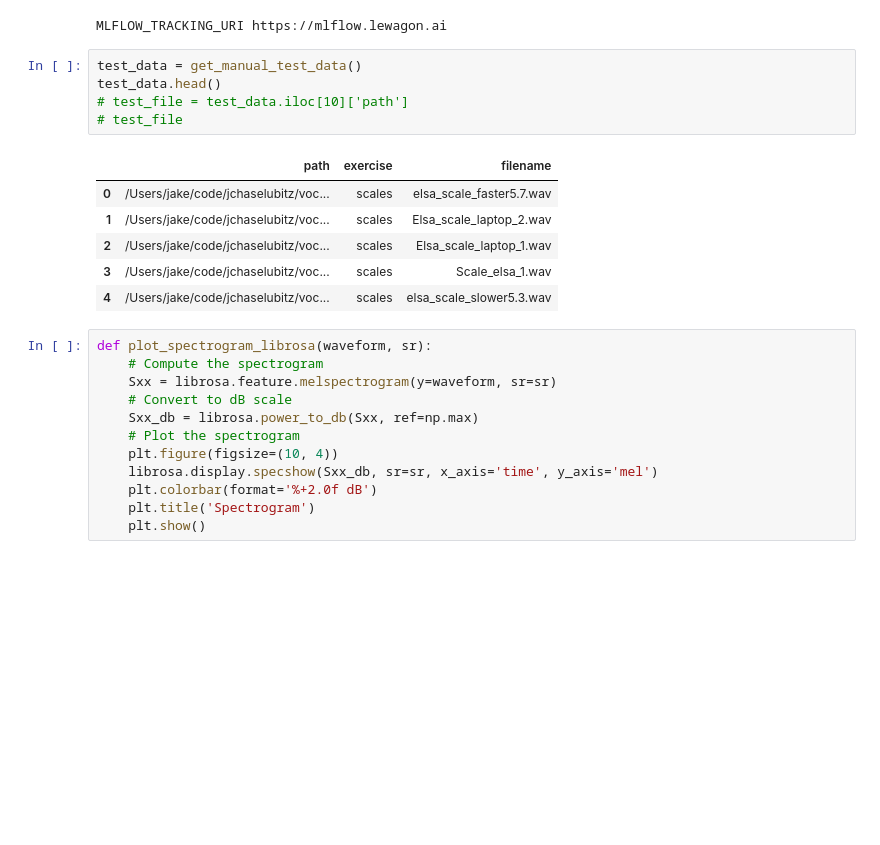
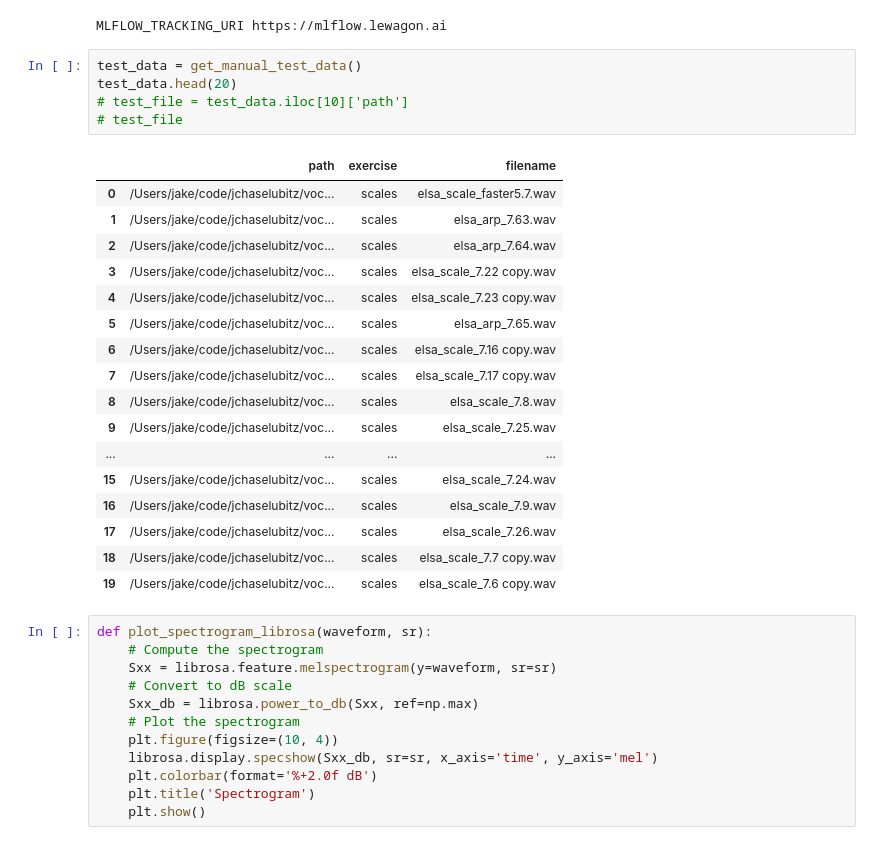
Before and after one commit to ElsaGregoire/vocal_patterns, a Jupyter notebook: notebooks/jake.ipynb, the cells around one changed output. Saved outputs shown, nothing was run; the diff lists cells and outputs as text; blank space fills up the shorter version.

```diff
--- a/notebooks/jake.ipynb
+++ b/notebooks/jake.ipynb
@@ -17,16 +17,27 @@ from vocal_patterns.ml_logic.registry import load_model
 MLFLOW_TRACKING_URI https://mlflow.lewagon.ai
 # %%
 test_data = get_manual_test_data()
-test_data.head()
+test_data.head(20)
 # test_file = test_data.iloc[10]['path']
 # test_file
 # %% [output]
 |  | path | exercise | filename |
 | 0 | /Users/jake/code/jchaselubitz/voc... | scales | elsa_scale_faster5.7.wav |
-| 1 | /Users/jake/code/jchaselubitz/voc... | scales | Elsa_scale_laptop_2.wav |
-| 2 | /Users/jake/code/jchaselubitz/voc... | scales | Elsa_scale_laptop_1.wav |
-| 3 | /Users/jake/code/jchaselubitz/voc... | scales | Scale_elsa_1.wav |
-| 4 | /Users/jake/code/jchaselubitz/voc... | scales | elsa_scale_slower5.3.wav |
+| 1 | /Users/jake/code/jchaselubitz/voc... | scales | elsa_arp_7.63.wav |
+| 2 | /Users/jake/code/jchaselubitz/voc... | scales | elsa_arp_7.64.wav |
+| 3 | /Users/jake/code/jchaselubitz/voc... | scales | elsa_scale_7.22 copy.wav |
+| 4 | /Users/jake/code/jchaselubitz/voc... | scales | elsa_scale_7.23 copy.wav |
+| 5 | /Users/jake/code/jchaselubitz/voc... | scales | elsa_arp_7.65.wav |
+| 6 | /Users/jake/code/jchaselubitz/voc... | scales | elsa_scale_7.16 copy.wav |
+| 7 | /Users/jake/code/jchaselubitz/voc... | scales | elsa_scale_7.17 copy.wav |
+| 8 | /Users/jake/code/jchaselubitz/voc... | scales | elsa_scale_7.8.wav |
+| 9 | /Users/jake/code/jchaselubitz/voc... | scales | elsa_scale_7.25.wav |
+| ... | ... | ... | ... |
+| 15 | /Users/jake/code/jchaselubitz/voc... | scales | elsa_scale_7.24.wav |
+| 16 | /Users/jake/code/jchaselubitz/voc... | scales | elsa_scale_7.9.wav |
+| 17 | /Users/jake/code/jchaselubitz/voc... | scales | elsa_scale_7.26.wav |
+| 18 | /Users/jake/code/jchaselubitz/voc... | scales | elsa_scale_7.7 copy.wav |
+| 19 | /Users/jake/code/jchaselubitz/voc... | scales | elsa_scale_7.6 copy.wav |
 # %%
 def plot_spectrogram_librosa(waveform, sr):
     # Compute the spectrogram
```
Also changed, not shown: parts of 1 cell of this notebook, 5 other files.
